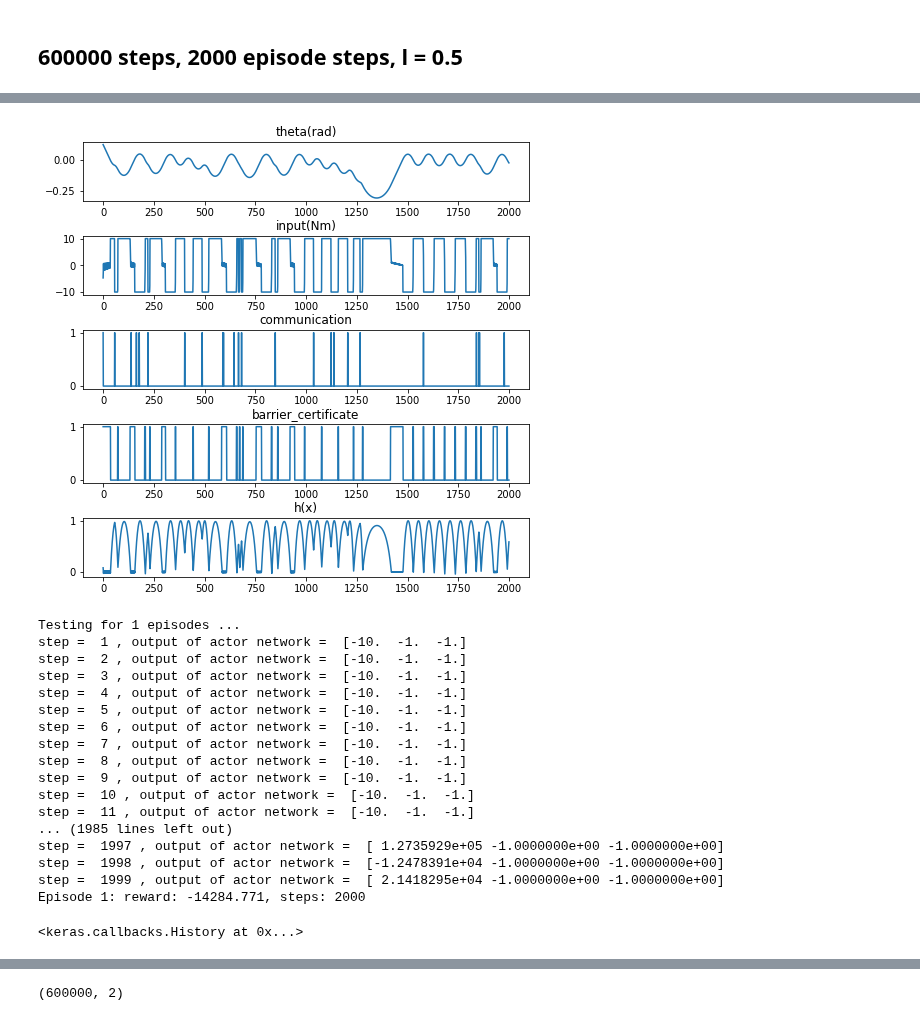
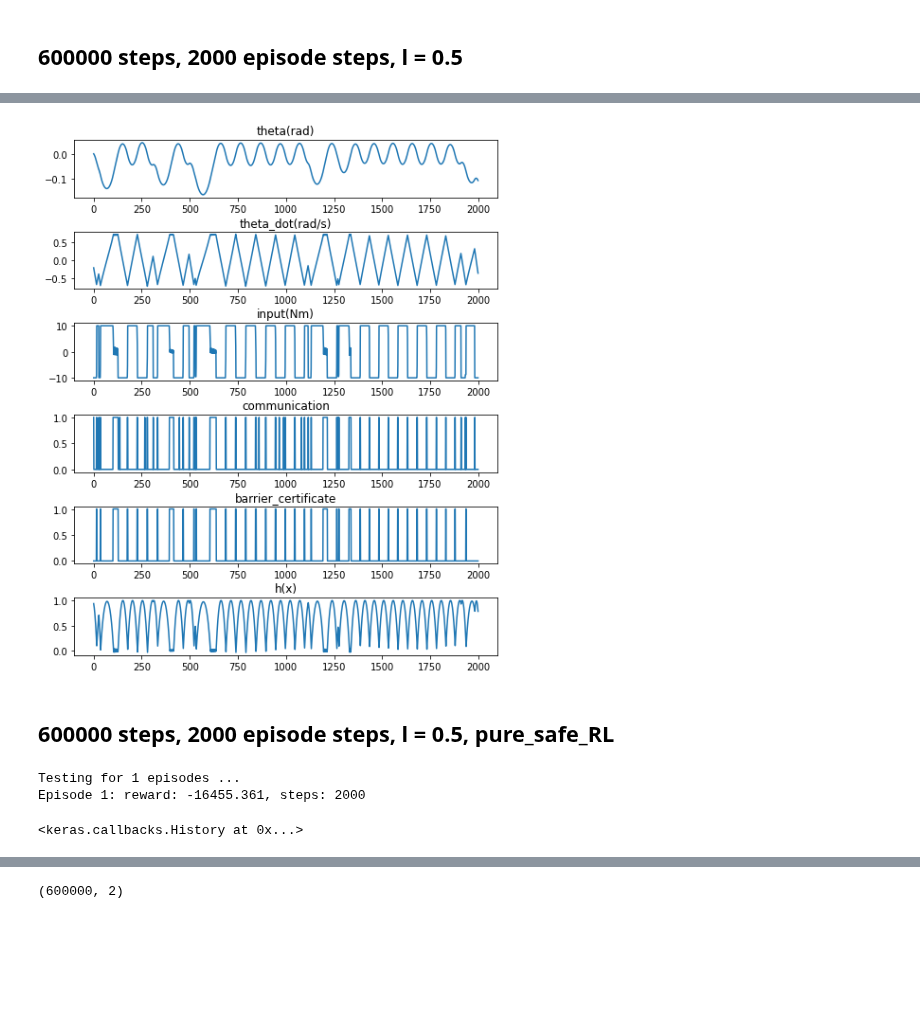
Before and after one commit to ibuki1024/eventDDPG, a Jupyter notebook: notebook/event_safe_saved_agent.ipynb, the cells around one changed output, grey strips where cells are left out. Saved outputs shown, nothing was run; the diff lists cells and outputs as text; code cells hidden in the pictures; blank space fills up the shorter version.

```diff
--- a/notebook/event_safe_saved_agent.ipynb
+++ b/notebook/event_safe_saved_agent.ipynb
@@ -96,9 +106,9 @@ Episode 5: reward: -15871.967, steps: 2000
 <keras.callbacks.History at 0x...>
 # %%
-titles = ['theta(rad)', 'input(Nm)', 'communication', 'barrier_certificate', 'h(x)']
+titles = ['theta(rad)', 'theta_dot(rad/s)', 'input(Nm)', 'communication', 'barrier_certificate', 'h(x)']
 history = a.data_log[0]
 x_axis = range(episode_step)
-plt.figure(figsize=(8,8))
+plt.figure(figsize=(8,10))
 plt.subplots_adjust(wspace=0.4, hspace=0.6)
 for i in range(history.shape[1]):
     data = history[:,i]
@@ -123,39 +129,26 @@ Episode 5: reward: -15030.467, steps: 2000
 <keras.callbacks.History at 0x...>
 # %%
-titles = ['theta(rad)', 'input(Nm)', 'communication', 'barrier_certificate', 'h(x)']
+titles = ['theta(rad)', 'theta_dot(rad/s)', 'input(Nm)', 'communication', 'barrier_certificate', 'h(x)']
 history = a.data_log[0]
 x_axis = range(episode_step)
-plt.figure(figsize=(8,8))
+plt.figure(figsize=(8,10))
 plt.subplots_adjust(wspace=0.4, hspace=0.6)
 for i in range(history.shape[1]):
     data = history[:,i]
     plt.subplot(history.shape[1],1,i+1)
     plt.title(titles[i])
     plt.plot(x_axis, data)
 plt.show()
 # %% [output]
-[figure, old version]
+[figure, new version]
+# %% [markdown]
+## 600000 steps, 2000 episode steps, l = 0.5, pure_safe_RL
 # %%
 a.load_weights('../learned_models_safe/3000000_e2000_l05_pure.h5')
-a.test(env, nb_episodes=1, lam=l, visualize=0, nb_max_episode_steps=episode_step, action_view=1, time_mode=time_mode)
+a.test(env, nb_episodes=1, lam=l, visualize=0, nb_max_episode_steps=episode_step, action_view=0, time_mode=time_mode)
 # %% [output]
 Testing for 1 episodes ...
-step =  1 , output of actor network =  [-10.  -1.  -1.]
-step =  2 , output of actor network =  [-10.  -1.  -1.]
-step =  3 , output of actor network =  [-10.  -1.  -1.]
-step =  4 , output of actor network =  [-10.  -1.  -1.]
-step =  5 , output of actor network =  [-10.  -1.  -1.]
-step =  6 , output of actor network =  [-10.  -1.  -1.]
-step =  7 , output of actor network =  [-10.  -1.  -1.]
-step =  8 , output of actor network =  [-10.  -1.  -1.]
-step =  9 , output of actor network =  [-10.  -1.  -1.]
-step =  10 , output of actor network =  [-10.  -1.  -1.]
-step =  11 , output of actor network =  [-10.  -1.  -1.]
-... (1985 lines left out)
-step =  1997 , output of actor network =  [ 1.2735929e+05 -1.0000000e+00 -1.0000000e+00]
-step =  1998 , output of actor network =  [-1.2478391e+04 -1.0000000e+00 -1.0000000e+00]
-step =  1999 , output of actor network =  [ 2.1418295e+04 -1.0000000e+00 -1.0000000e+00]
-Episode 1: reward: -14284.771, steps: 2000
+Episode 1: reward: -16455.361, steps: 2000
 <keras.callbacks.History at 0x...>
 # %%
 titles = ['theta(rad)', 'theta_dot(rad/s)', 'input(Nm)', 'communication', 'barrier_certificate', 'h(x)']
```
Also changed, not shown: parts of 7 cells of this notebook, 23 other files.
